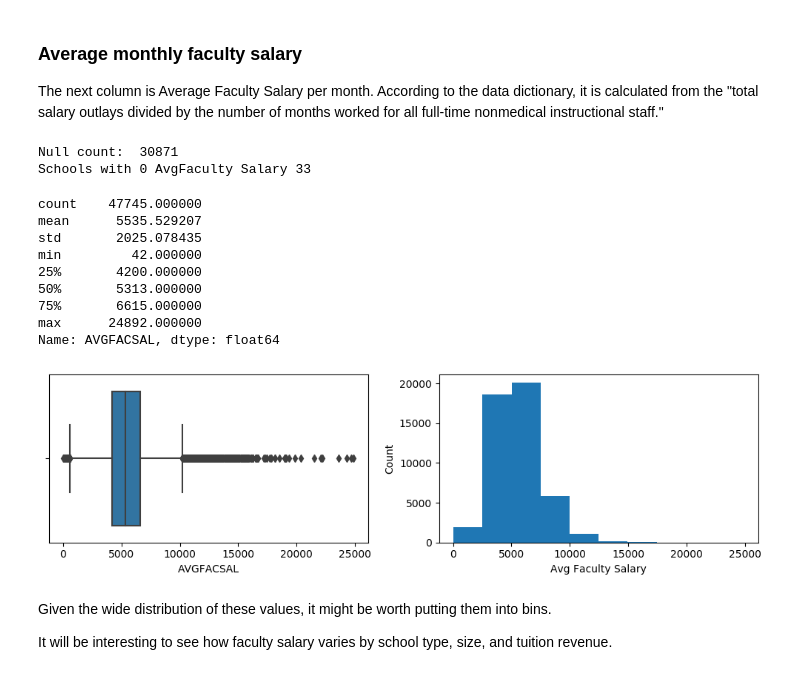
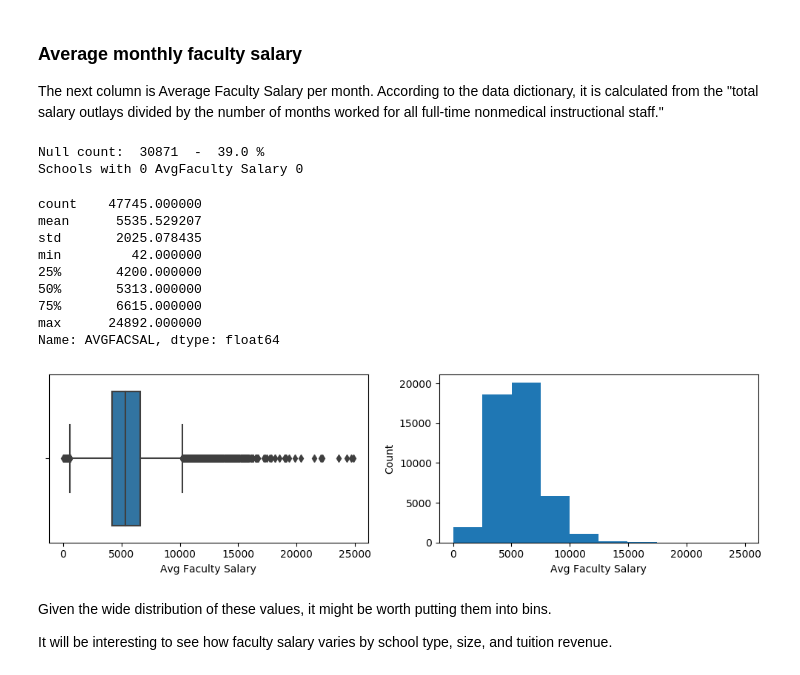
Before and after one commit to kregier/Springboard, a Jupyter notebook: Capstone2/CollegeScorecardDataWrangling.ipynb, the cells around one changed output. Cells and saved outputs as stored; diff of their text form; code cells hidden in the pictures.

```diff
--- a/Capstone2/CollegeScorecardDataWrangling.ipynb
+++ b/Capstone2/CollegeScorecardDataWrangling.ipynb
@@ -856,14 +869,14 @@ Name: ADM_RATE, dtype: float64
 
 The next column is Average Faculty Salary per month. According to the data dictionary, it is calculated from the "total salary outlays divided by the number of months worked for all full-time nonmedical instructional staff."
 # %%
-print('Null count: ', data['AVGFACSAL'].isnull().sum())
+print('Null count: ', data['AVGFACSAL'].isnull().sum(), " - " , round(data['AVGFACSAL'].isnull().sum()/data.shape[0] *100), "%")
 zero = data.loc[data['AVGFACSAL']==0]
-print('Schools with 0 AvgFaculty Salary', zero.shape[1])
+print('Schools with 0 AvgFaculty Salary', zero.shape[0])
 
 data['AVGFACSAL'].describe()
 # %% [output]
-Null count:  30871
-Schools with 0 AvgFaculty Salary 33
+Null count:  30871  -  39.0 %
+Schools with 0 AvgFaculty Salary 0
 count    47745.000000
 mean      5535.529207
 std       2025.078435
@@ -876,17 +889,18 @@ Name: AVGFACSAL, dtype: float64
 # %%
 fig=plt.figure(figsize=(10,3), dpi= 100, facecolor='w', edgecolor='k')
 plt.subplot(1, 2, 1)
 sns.boxplot('AVGFACSAL', data=data)
+plt.xlabel('Avg Faculty Salary')
 
 plt.subplot(1, 2, 2)
 plt.hist(data['AVGFACSAL'])
 plt.xlabel('Avg Faculty Salary')
 plt.ylabel('Count')
 #plt.xscale('log')
 plt.tight_layout()
 plt.show()
 # %% [output]
-[figure, old version]
+[figure, new version]
 # %% [markdown]
 Given the wide distribution of these values, it might be worth putting them into bins.
 
```
Also changed, not shown: parts of 79 cells of this notebook, 1 other file.
